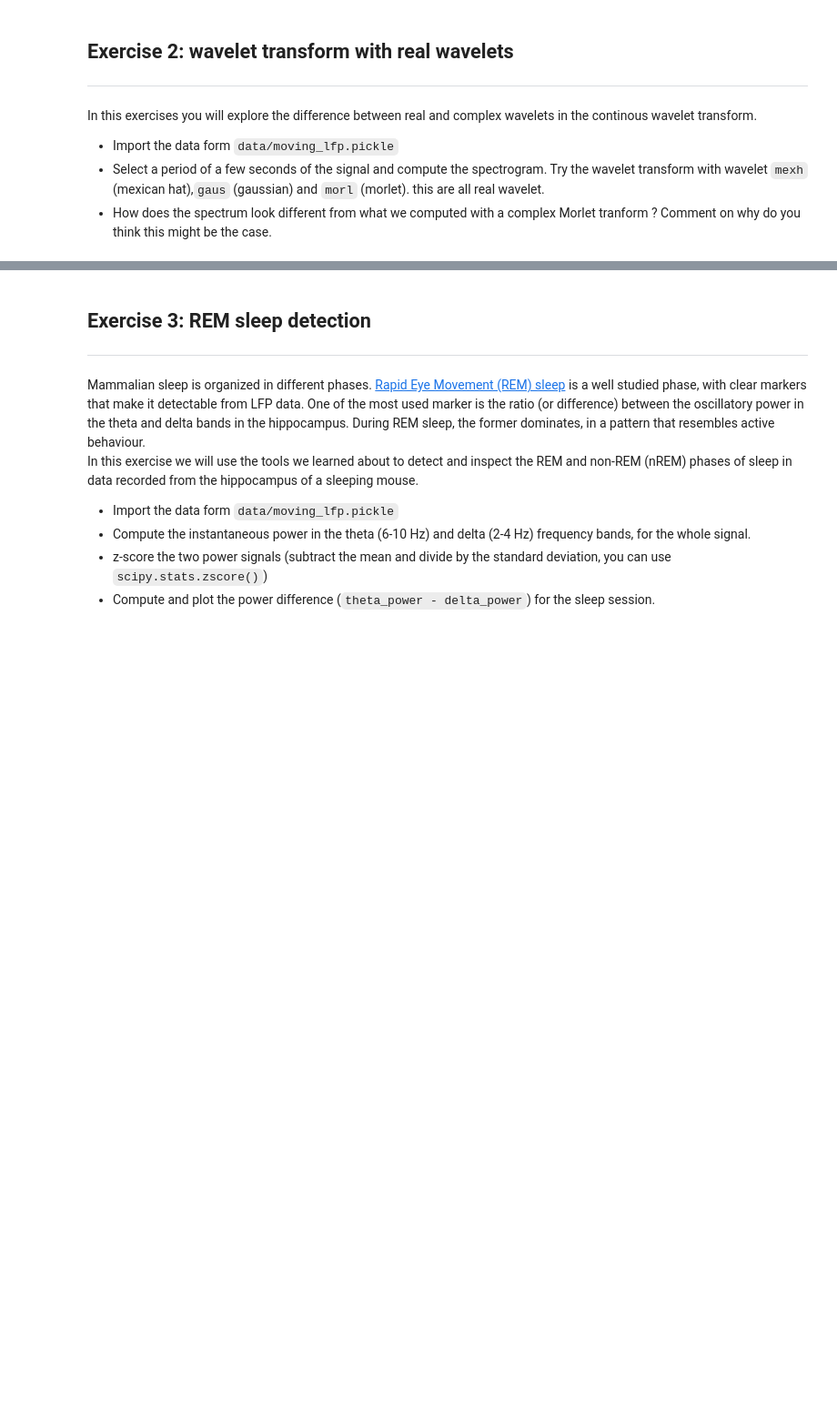
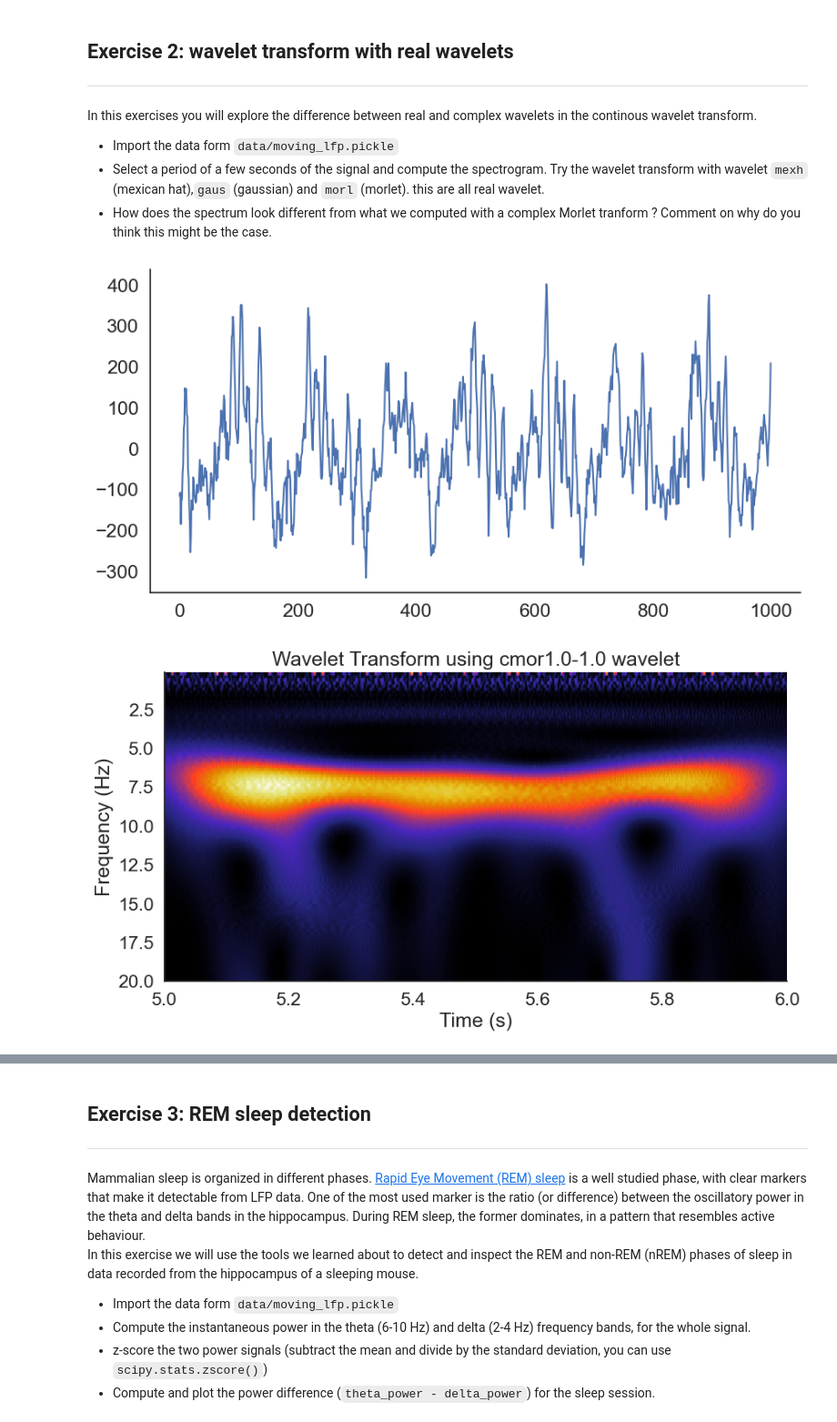
Before and after one commit to YorisM/Neural-Analysis, a Jupyter notebook: neural-data-master/01-local_field_potential/exercises.ipynb, the cells around one changed output, grey strips where cells are left out. Shown at 91% size. Cells and saved outputs as stored; diff of their text form; code cells hidden in the pictures; blank space fills up the shorter version.

Commit message:
Done with 1 and 2. Started 3: have to figure out the plot.

```diff
--- a/neural-data-master/01-local_field_potential/exercises.ipynb
+++ b/neural-data-master/01-local_field_potential/exercises.ipynb
@@ -106,3 +131,31 @@ In this exercises you will explore the difference between real and complex wavel
 - Select a period of a few seconds of the signal and compute the spectrogram.
   Try the wavelet transform with wavelet `mexh` (mexican hat),`gaus` (gaussian) and `morl` (morlet). this are all real wavelet.
 - How does the spectrum look different from what we computed with a complex Morlet tranform ? Comment on why do you think this might be the case.
+# %%
+start = 5  # in seconds
+end = 6  # in seconds
+
+sig = lfp[int(start * sampling_rate):int(end * sampling_rate)]
+sig = sig - np.mean(sig)  # get rid of 0 frequency component
+
+plt.figure(figsize=(10, 5))
+plt.plot(sig)
+
+frequencies = np.linspace(0.1, 20, 100) / sampling_rate
+wavelets = ['cmor1.0-1.0', 'mexh', 'gaus1', 'morl']
+
+for wavelet_name in wavelets:
+    scales = scale2frequency(wavelet_name, frequencies)
+    cwtmatr, _ = cwt(sig, wavelet=wavelet_name, scales=scales,
+                     sampling_period=1.0 / sampling_rate)
+
+    plt.figure(figsize=(10, 5))
+    plt.imshow(abs(cwtmatr) ** 2, extent=[start, end, frequencies[-1] * sampling_rate,
+                                        frequencies[0] * sampling_rate], aspect='auto', cmap='CMRmap')
+    plt.title(f'Wavelet Transform using {wavelet_name} wavelet')
+    plt.xlabel('Time (s)')
+    plt.ylabel('Frequency (Hz)')
+    plt.show()
+# %% [output]
+[figure, added]
+[figure, added]
```
Also changed, not shown: parts of 15 cells of this notebook, 1 other file.
